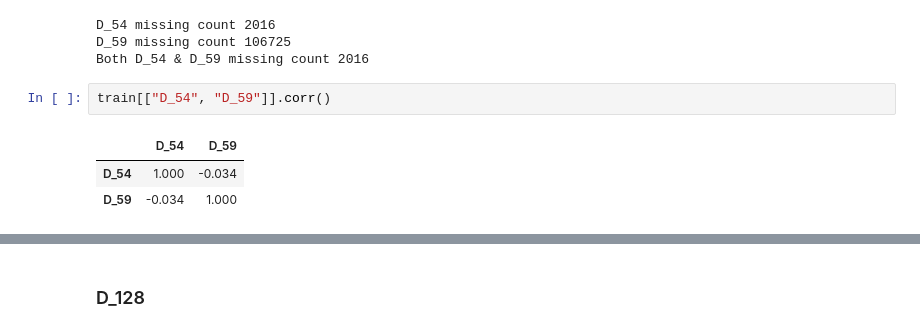
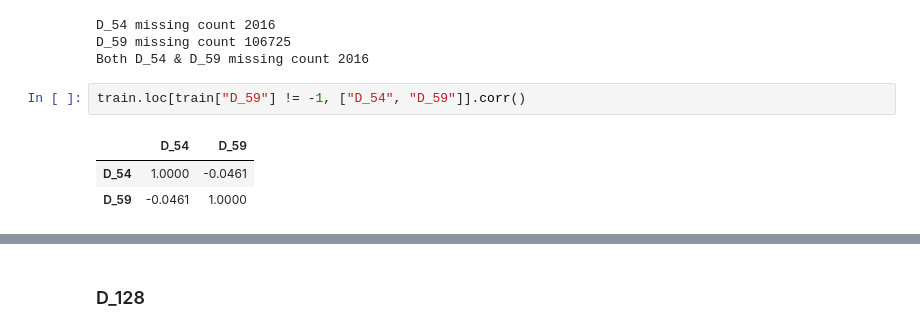
Before and after one commit to waikey-lee/kaggle-amex, a Jupyter notebook: notebooks/1.clean_parquet.ipynb, the cells around one changed output, grey strips where cells are left out. Saved outputs shown, nothing was run; the diff lists cells and outputs as text.

```diff
--- a/notebooks/1.clean_parquet.ipynb
+++ b/notebooks/1.clean_parquet.ipynb
@@ -225,8 +214,8 @@ D_54 missing count 2016
 D_59 missing count 106725
 Both D_54 & D_59 missing count 2016
 # %%
-train[["D_54", "D_59"]].corr()
+train.loc[train["D_59"] != -1, ["D_54", "D_59"]].corr()
 # %% [output]
 |  | D_54 | D_59 |
-| D_54 | 1.000 | -0.034 |
-| D_59 | -0.034 | 1.000 |
+| D_54 | 1.0000 | -0.0461 |
+| D_59 | -0.0461 | 1.0000 |
```
Also changed, not shown: parts of 46 cells of this notebook.
